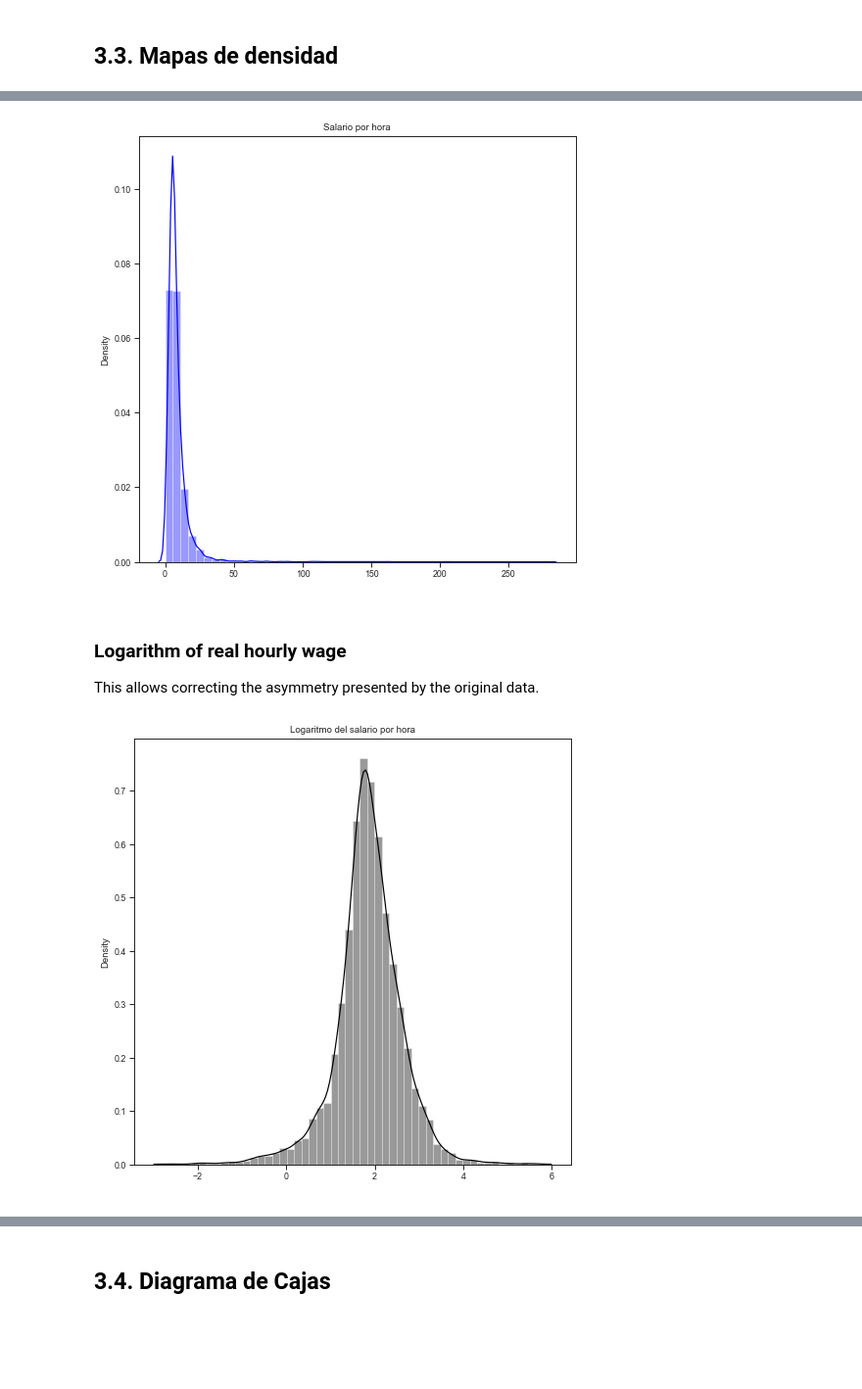
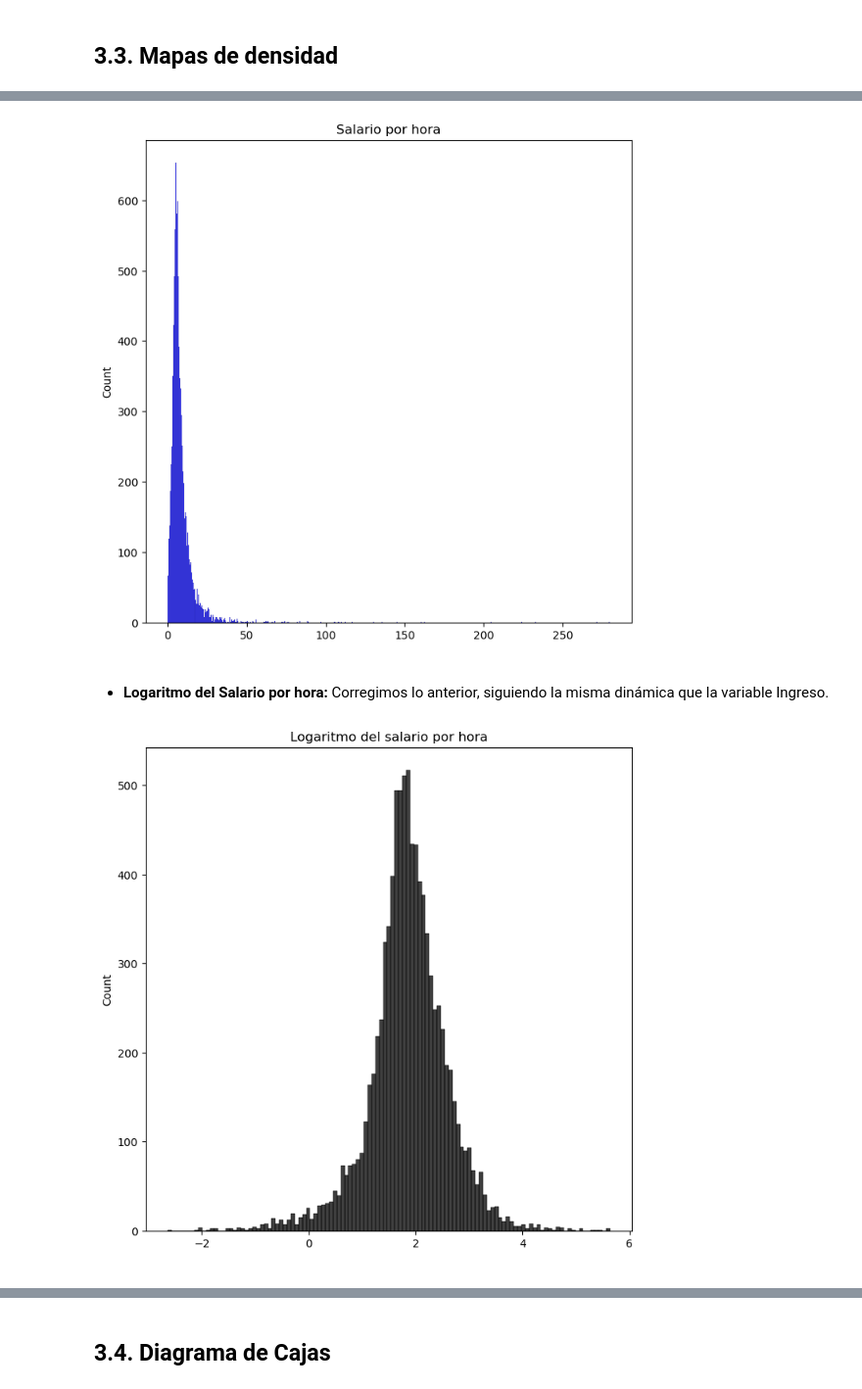
Before and after one commit to ulisesrodas/Python-for-DataScience, a Jupyter notebook: 7. Visualización con Seaborn.ipynb, the cells around one changed output, grey strips where cells are left out. Shown at 98% size. Cells and saved outputs as stored; diff of their text form; code cells hidden in the pictures; blank space fills up the shorter version.

```diff
--- a/7. Visualización con Seaborn.ipynb
+++ b/7. Visualización con Seaborn.ipynb
@@ -420,10 +418,0 @@ Frequency distribution with a smaller interval (lower relative frequency). There
-# %%
-sns.set('paper')
-sns.set_style("ticks")
-
-base4['l_salario'].plot(kind = 'hist', bins = 40, figsize = (8,6))
-plt.title('Logaritmo del salario por hora')
-
-txt="Elboración propia - ENAHO (2011-2019)"
-plt.figtext(0.5, 0.01, txt, wrap=True, horizontalalignment='center', fontsize=11)
-plt.show()
@@ -445,23 +433,21 @@ the distribution does not resemble a standard normal. The information is concent
 # %%
 plt.figure(figsize=(8, 8))
 
-sns.distplot(base4['salario'], label = "Densidad", color = 'blue')
+sns.histplot(base4['salario'], label = "Densidad", color = 'blue')
 plt.title('Salario por hora')
 plt.xlabel(' ')
 plt.show()
 # %% [output]
-[figure, old version]
+[figure, new version]
-# %% [markdown]
-### Logarithm of real hourly wage
-
-This allows correcting the asymmetry presented by the original data.
+# %% [markdown]
+* **Logaritmo del Salario por hora:** Corregimos lo anterior, siguiendo la misma dinámica que la variable Ingreso.
 # %%
 #Alternative figure size
 plt.figure(figsize=(8, 8))
 
-sns.distplot(base4['l_salario'], label = "Densidad", color = 'black')
+sns.histplot(base4['l_salario'], label = "Densidad", color = 'black')
 plt.title('Logaritmo del salario por hora')
 plt.xlabel(' ')
 plt.show()
 # %% [output]
-[figure, old version]
+[figure, new version]
```
Also changed, not shown: parts of 23 cells of this notebook.
